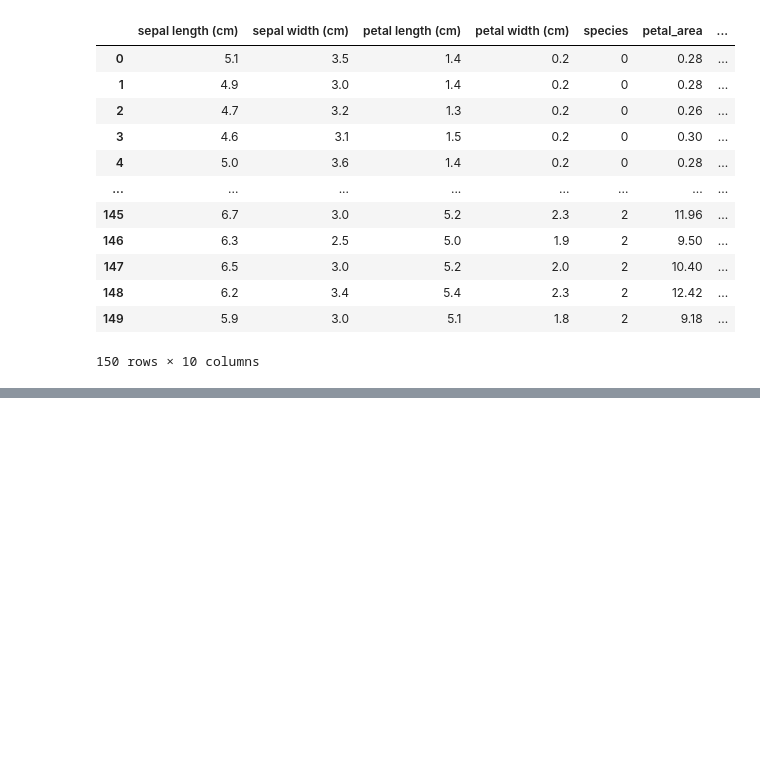
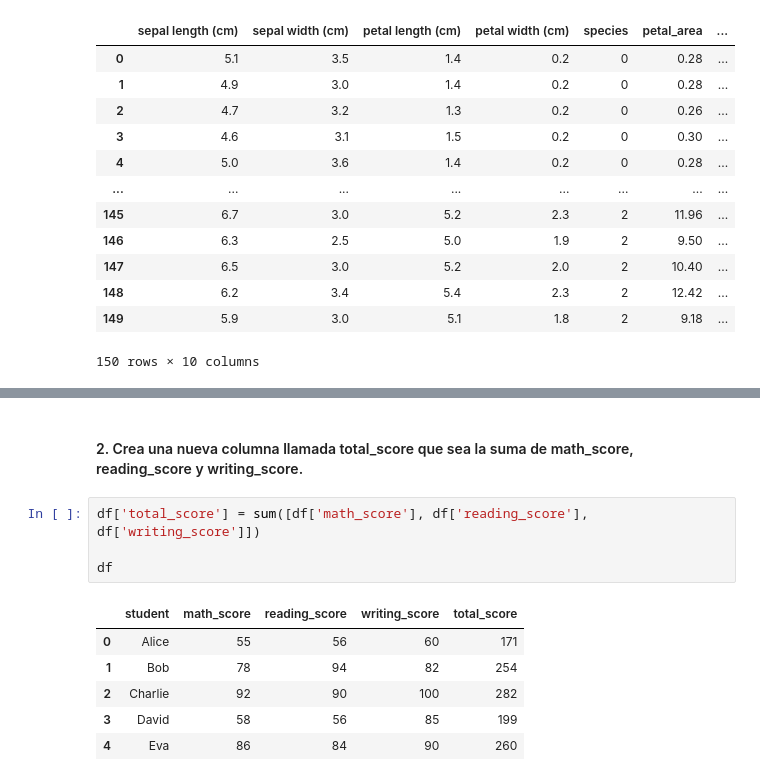
Before and after one commit to DiegoLerma/Pandas-Practice-Exercises, a Jupyter notebook: pandas_exercices.ipynb, the cells around one changed output, grey strips where cells are left out. Drawn from its saved outputs; the diff is of its cells as text; blank space fills up the shorter version.

```diff
--- a/pandas_exercices.ipynb
+++ b/pandas_exercices.ipynb
@@ -167,0 +239,13 @@ df
+# %% [markdown]
+#### 2. Crea una nueva columna llamada total_score que sea la suma de math_score, reading_score y writing_score.
+# %%
+df['total_score'] = sum([df['math_score'], df['reading_score'], df['writing_score']])
+
+df
+# %% [output]
+|  | student | math_score | reading_score | writing_score | total_score |
+| 0 | Alice | 55 | 56 | 60 | 171 |
+| 1 | Bob | 78 | 94 | 82 | 254 |
+| 2 | Charlie | 92 | 90 | 100 | 282 |
+| 3 | David | 58 | 56 | 85 | 199 |
+| 4 | Eva | 86 | 84 | 90 | 260 |
```
Also changed, not shown: parts of 15 cells of this notebook.
